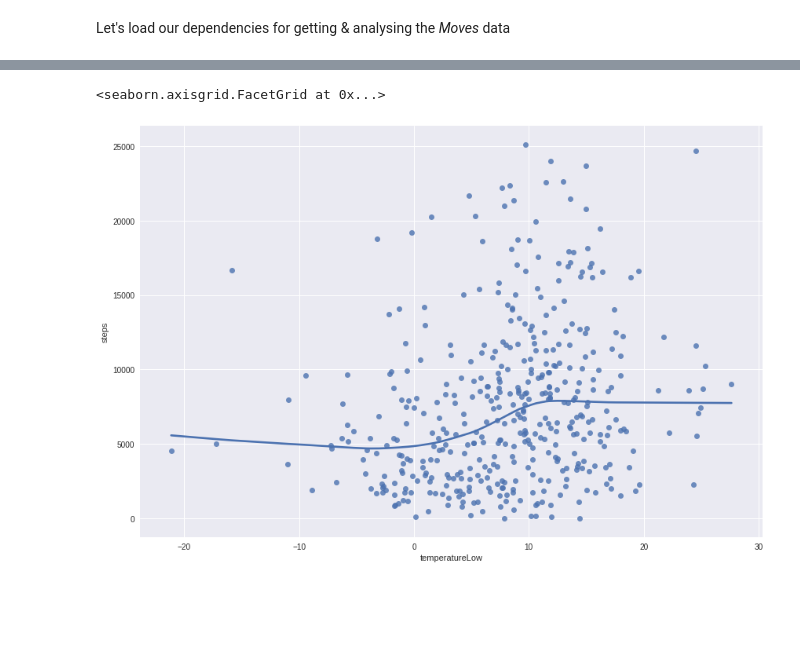
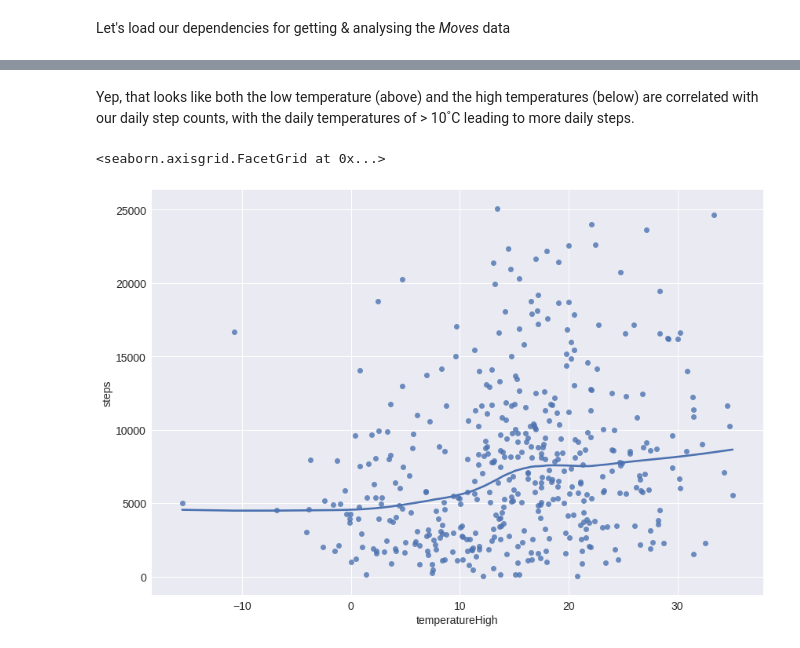
Before and after one commit to OpenHumans/ohjh-example-notebooks, a Jupyter notebook: moves-analysis.ipynb, the cells around one changed output, grey strips where cells are left out. Drawn from its saved outputs; the diff is of its cells as text; code cells hidden in the pictures; blank space fills up the shorter version.

```diff
--- a/moves-analysis.ipynb
+++ b/moves-analysis.ipynb
@@ -9,7 +9,7 @@ To get started we just need to set three settings below:
 
 The `DATARANGE_START` and `DATARANGE_END` give the boundaries for which your analysis should be run (in `YYYY-MM-DD` format). Choose the values so that you have some *Moves* data between those boundaries and also that you're not requesting too much data from *Dark Sky* (or pay for requesting more data from *dark sky*, after the first 1,000 calls each day of weather data will be USD 0.0001)
 # %%
-DARKSKY_KEY = 'ENTER_HERE'
+DARKSKY_KEY = 'YOUR_KEY_HERE'
 DATARANGE_START = "2016-06-01"
 DATARANGE_END = "2018-05-08"
 # %% [markdown]
@@ -23,3 +23,8 @@ from collections import defaultdict
 import pandas as pd
 import numpy as np
 import seaborn as sns
+
+# sets the axis label sizes for seaborn
+rc={'font.size': 14, 'axes.labelsize': 14, 'legend.fontsize': 14.0,
+    'axes.titlesize': 14, 'xtick.labelsize': 14, 'ytick.labelsize': 14}
+sns.set(rc=rc)
@@ -26,7 +37,10 @@ import seaborn as sns
 # %%
 def longest_daily_location(daily_segments):
     """
-    takes a daily segment log of Moves and returns the lat/long for the location where most time was spent
+    takes a daily segment log of Moves and returns the
+    lat/long for the location where most time was spent.
+    Can be misleading for days w/ lots of travel etc.
+    But the most quick/dirty solution for now.
     """
     places_of_day = []
     for i in daily_segments:
@@ -42,11 +56,8 @@ def longest_daily_location(daily_segments):
 def weather_for_location_day(location, date):
     """
     take a location as returned by longest_daily_location
-    and a date of YYYYMMDD to get the weather:
-    1. temperature high
-    2. temperature low
-    3. percipitation amount
-    4. percipitation type
+    and a date of YYYYMMDD to get the weather from the
+    Dark Sky API. Does not do any filtering yet
     """
     date = '{}-{}-{}T12:00:00'.format(
     date[:4],
@@ -74,20 +103,32 @@ weather_variables = ['precipType','precipIntensity','temperatureHigh','temperatu
 moves_processed_data = defaultdict(list)
 
 for datapoint in moves_data:
+    # we need to have observed segments for that day. If moves wasn't running we ignore the day
     if datapoint['segments'] != None:
+        # did we stay in a place that day and did we walk that day?
         has_places = False
+        walked = False
         for i in datapoint['segments']:
             if i['type'] == 'place':
+                    # yes, we were in one place w/o moving around too much, we can keep this day
                     has_places = True
+        # is this day in our date range of interest and has data?
         if datapoint['summary'] != None and has_places and datetime.strptime(datapoint['date'],"%Y%m%d") > datetime.strptime(DATARANGE_START,"%Y-%m-%d"):
             moves_processed_data['date'].append(datapoint['date'])
             for activity in datapoint['summary']:
                 if activity['activity'] == 'walking':
                     moves_processed_data['steps'].append(activity['steps'])
                     moves_processed_data['distance'].append(activity['distance'])
+                    walked = True
+            # whops, we have moves data for this day but were super lazy & didn't move. step count is zero
+            if not walked:
+                moves_processed_data['steps'].append(0)
+                moves_processed_data['distance'].append(0)
+            # grab the location where we spent most time as baseline geo location for the day
             location = longest_daily_location(datapoint['segments'])
             moves_processed_data['lat'].append(location['lat'])
             moves_processed_data['lon'].append(location['lon'])
+            # now we can grab the weather for our baseline location
             weather = weather_for_location_day(location,datapoint['date'])
             for variable in weather_variables:
                 if variable in weather['daily']['data'][0].keys():
@@ -123,5 +186,7 @@ moves_dataframe.plot.scatter('longitude','latitude')
+# %% [markdown]
+Yep, that looks like both the low temperature (above) and the high temperatures (below) are correlated with our daily step counts, with the daily temperatures of > 10˚C leading to more daily steps.
 # %%
-sns.lmplot(x="temperatureLow", y="steps", data=moves_dataframe,lowess=True,size=8,aspect=1.5)
+sns.lmplot(x="temperatureHigh", y="steps", data=moves_dataframe,lowess=True,size=8,aspect=1.5)
 # %% [output]
 <seaborn.axisgrid.FacetGrid at 0x...>
-[figure, old version]
+[figure, new version]
```
Also changed, not shown: parts of 37 cells of this notebook.
